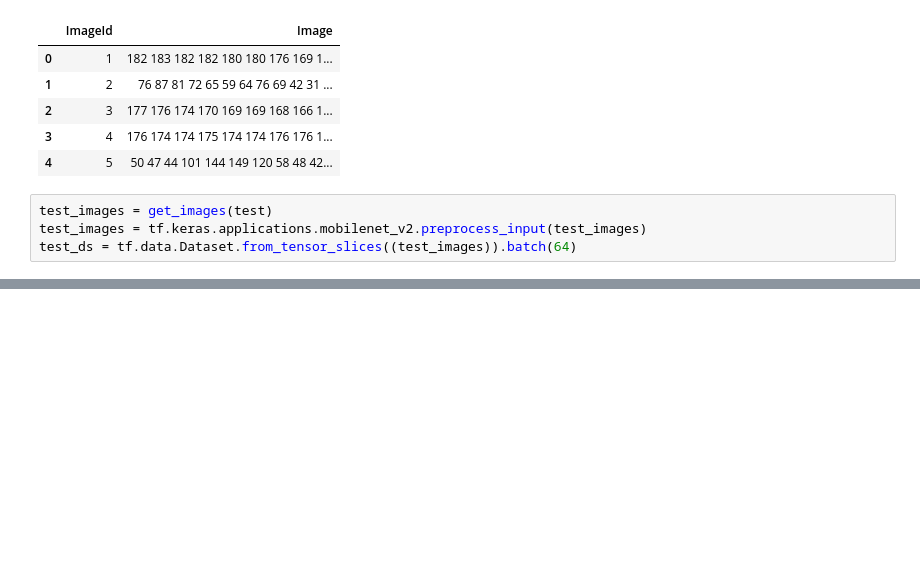
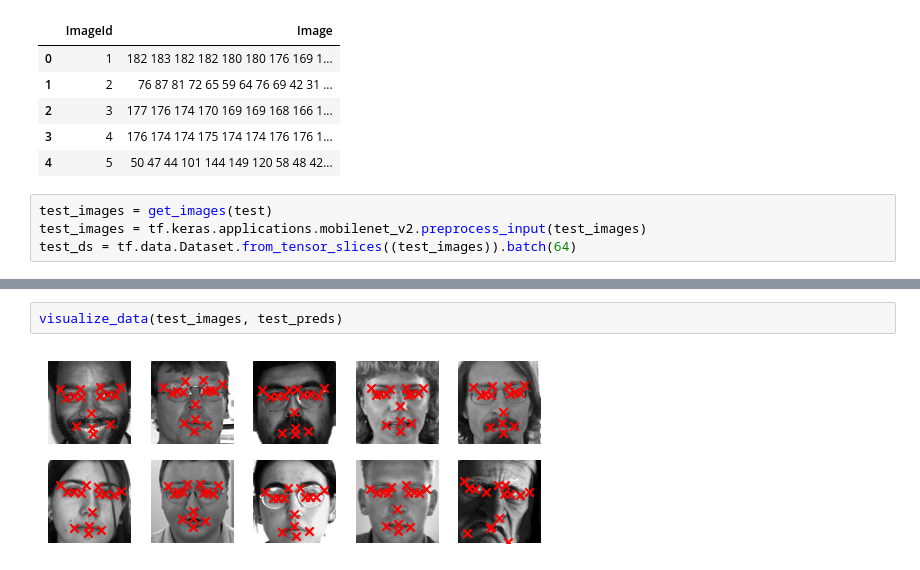
Before and after one commit to abhayp2204/Facial-Keypoints-Recognition, a Jupyter notebook: code.ipynb, the cells around one changed output, grey strips where cells are left out. Drawn from its saved outputs; the diff is of its cells as text; blank space fills up the shorter version.

```diff
--- a/code.ipynb
+++ b/code.ipynb
@@ -451,0 +536,4 @@ visualize_data(test_images, test_preds)
+# %%
+visualize_data(test_images, test_preds)
+# %% [output]
+[figure, added]
```
Also changed, not shown: parts of 23 cells of this notebook.
